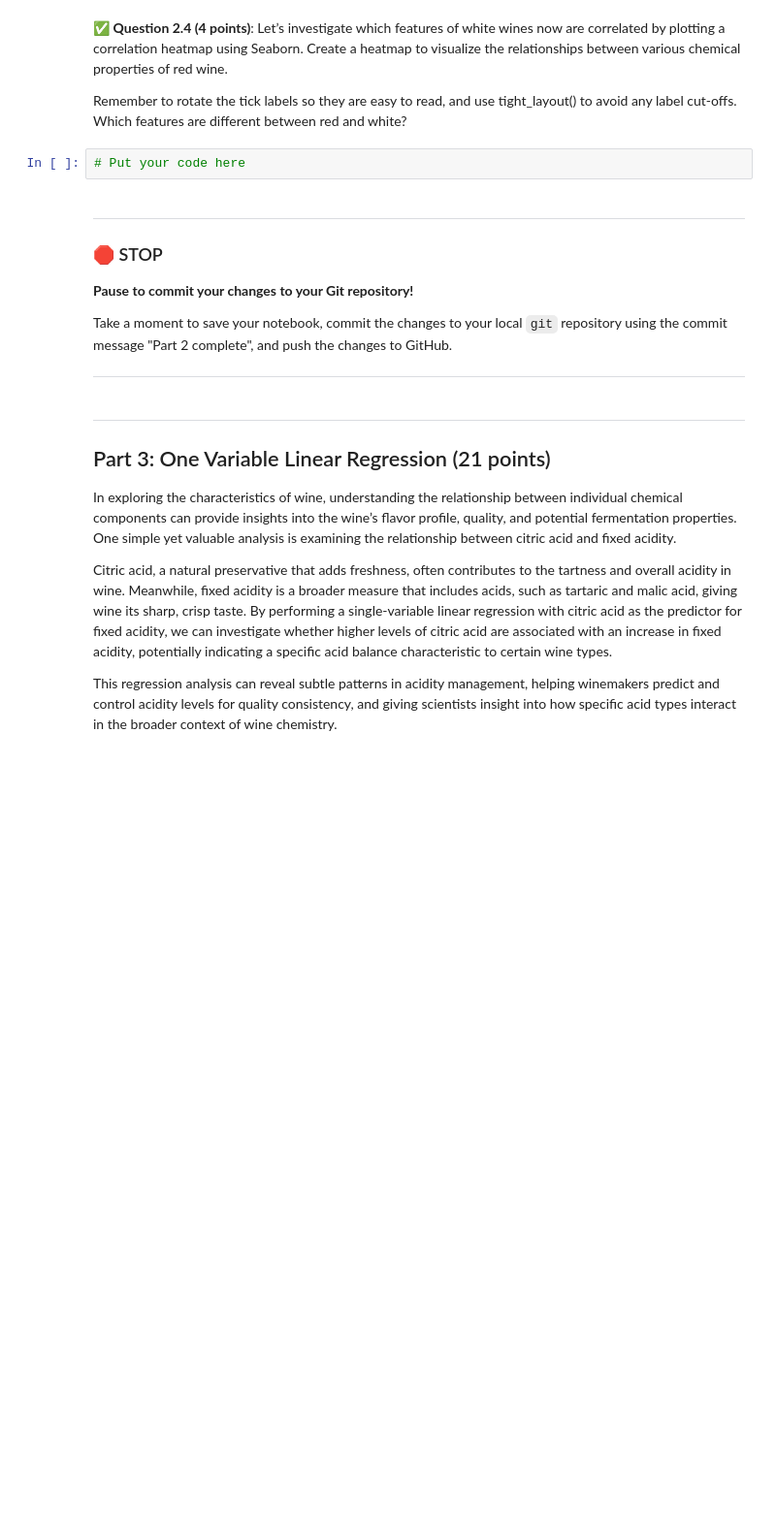
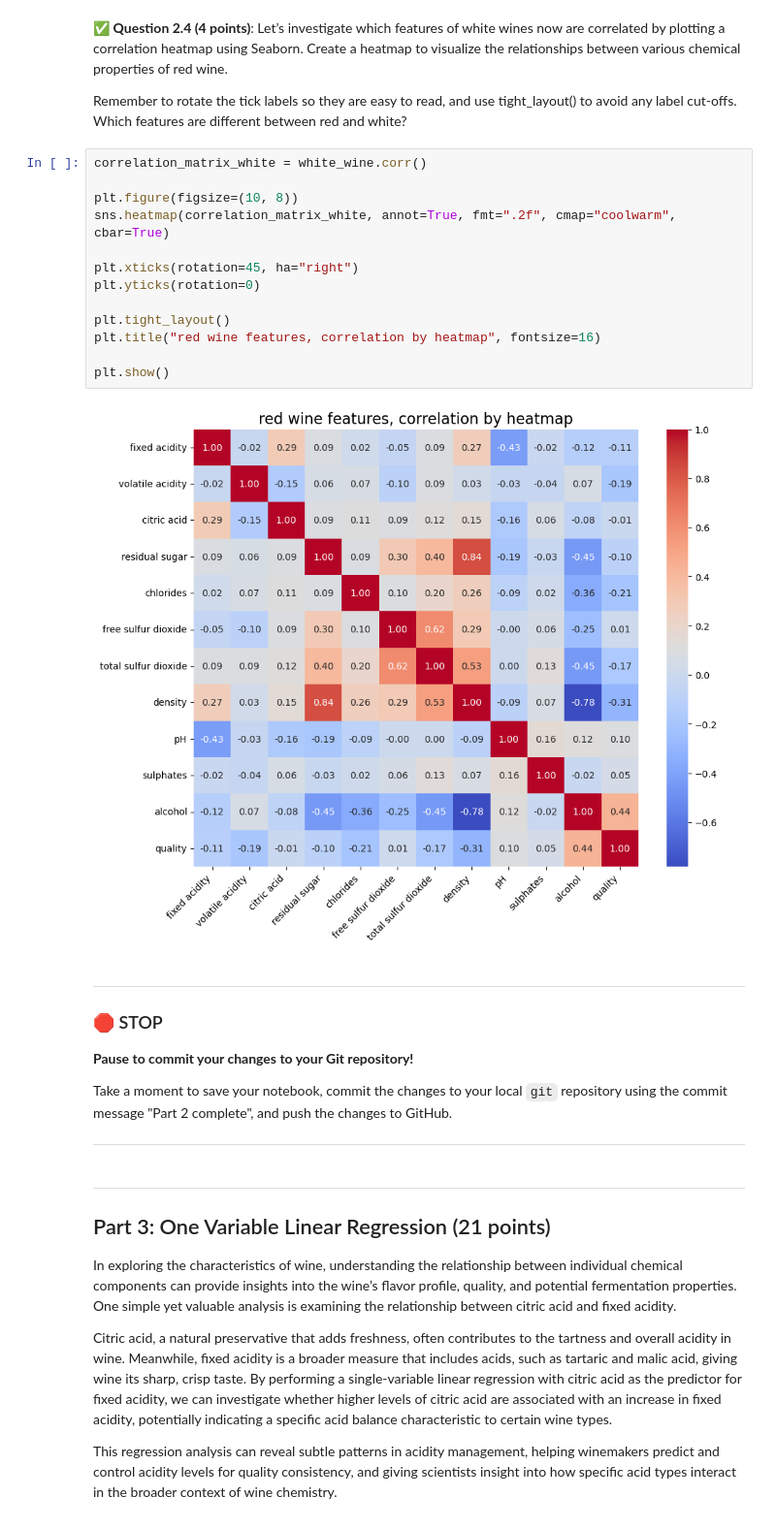
Before and after one commit to ninikvn/CMSE202-f24-turnin, a Jupyter notebook: hw-03/HW-03_Regression-STUDENT (1).ipynb, the cells around one changed output. Shown at 97% size. Drawn from its saved outputs; the diff is of its cells as text; blank space fills up the shorter version.

```diff
--- a/hw-03/HW-03_Regression-STUDENT (1).ipynb
+++ b/hw-03/HW-03_Regression-STUDENT (1).ipynb
@@ -82,8 +109,21 @@ Remember to rotate the tick labels so they are easy to read, and use tight_layou
 
 Remember to rotate the tick labels so they are easy to read, and use tight_layout() to avoid any label cut-offs.
 Which features are different between red and white?
-# %%
-# Put your code here
+# %%
+correlation_matrix_white = white_wine.corr()
+
+plt.figure(figsize=(10, 8))
+sns.heatmap(correlation_matrix_white, annot=True, fmt=".2f", cmap="coolwarm", cbar=True)
+
+plt.xticks(rotation=45, ha="right")
+plt.yticks(rotation=0)
+
+plt.tight_layout()
+plt.title("red wine features, correlation by heatmap", fontsize=16)
+
+plt.show()
+# %% [output]
+[figure, added]
 # %% [markdown]
 ---
 ### &#128721; STOP
```
Also changed, not shown: parts of 7 cells of this notebook.
